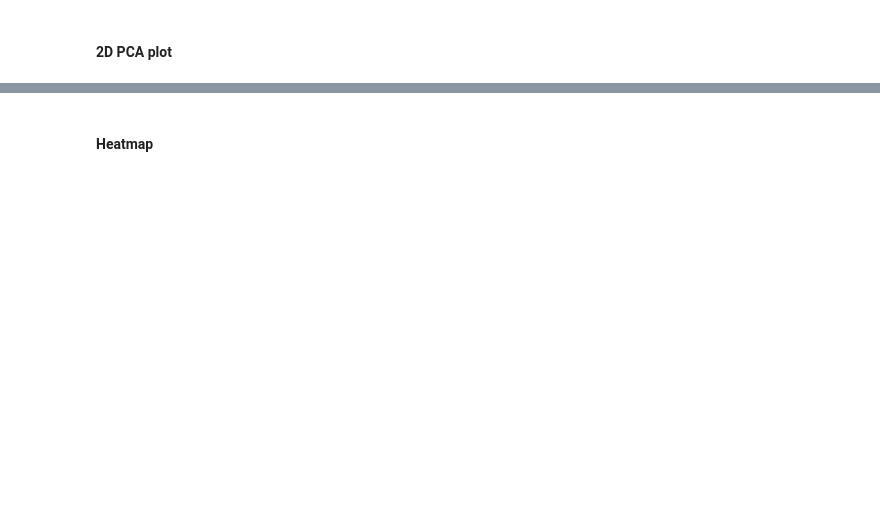
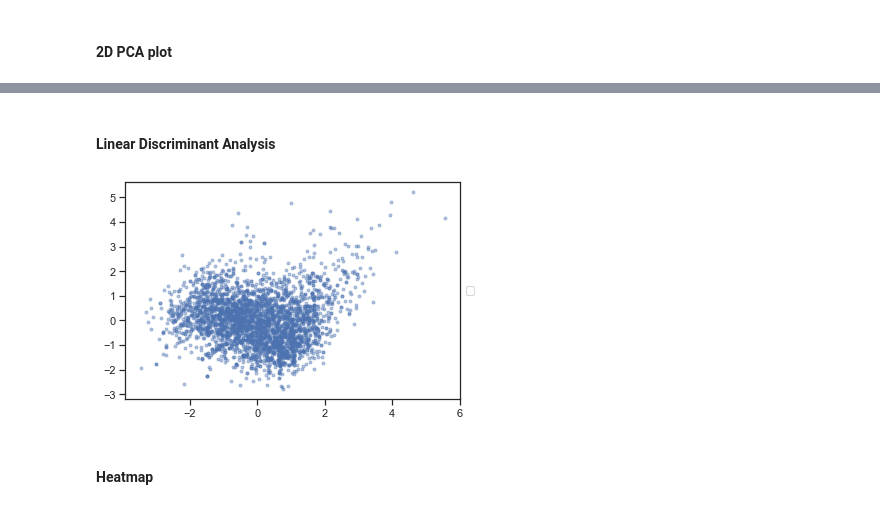
Before and after one commit to Didayolo/autopandas, a Jupyter notebook: AutoPandas_workspace.ipynb, the cells around one changed output, grey strips where cells are left out. Cells and saved outputs as stored; diff of their text form; code cells hidden in the pictures; blank space fills up the shorter version.

```diff
--- a/AutoPandas_workspace.ipynb
+++ b/AutoPandas_workspace.ipynb
@@ -149,3 +155,9 @@ TODO: class coloration
+# %% [markdown]
+#### Linear Discriminant Analysis
+# %%
+data.get_data('train').lda(n_components=2).plot()
+# %% [output]
+[figure, added]
 # %% [markdown]
 #### Heatmap
 # %%
```
Also changed, not shown: parts of 15 cells of this notebook, 3 other files.
